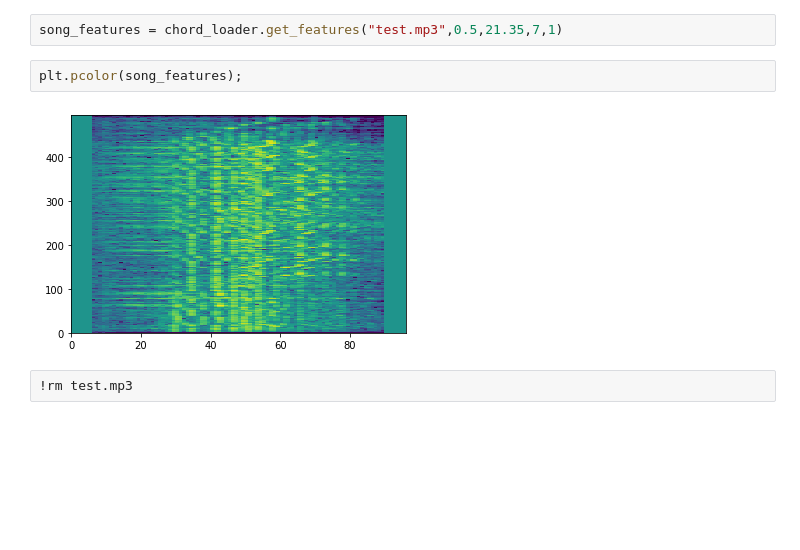
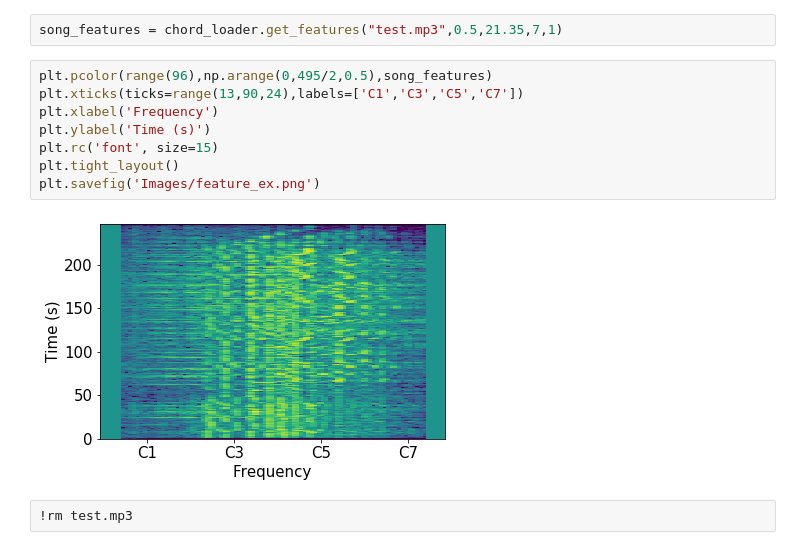
Before and after one commit to tristanlmiller/auto-guitar-tabs, a Jupyter notebook: Logistic Regression model.ipynb, the cells around one changed output. Cells and saved outputs as stored; diff of their text form; blank space fills up the shorter version.

Commit message:
Make some images

```diff
--- a/Logistic Regression model.ipynb
+++ b/Logistic Regression model.ipynb
@@ -233,9 +233,15 @@ download_mp3('https://www.youtube.com/watch?v=a__Y4dlP8eo','test.mp3')
 # %%
 song_features = chord_loader.get_features("test.mp3",0.5,21.35,7,1)
-# %%
-plt.pcolor(song_features);
-# %% [output]
-[figure, removed]
+# %%
+plt.pcolor(range(96),np.arange(0,495/2,0.5),song_features)
+plt.xticks(ticks=range(13,90,24),labels=['C1','C3','C5','C7'])
+plt.xlabel('Frequency')
+plt.ylabel('Time (s)')
+plt.rc('font', size=15)
+plt.tight_layout()
+plt.savefig('Images/feature_ex.png')
+# %% [output]
+[figure, added]
 # %%
 !rm test.mp3
 # %%
```
Also changed, not shown: parts of 3 cells of this notebook, 8 other files.
